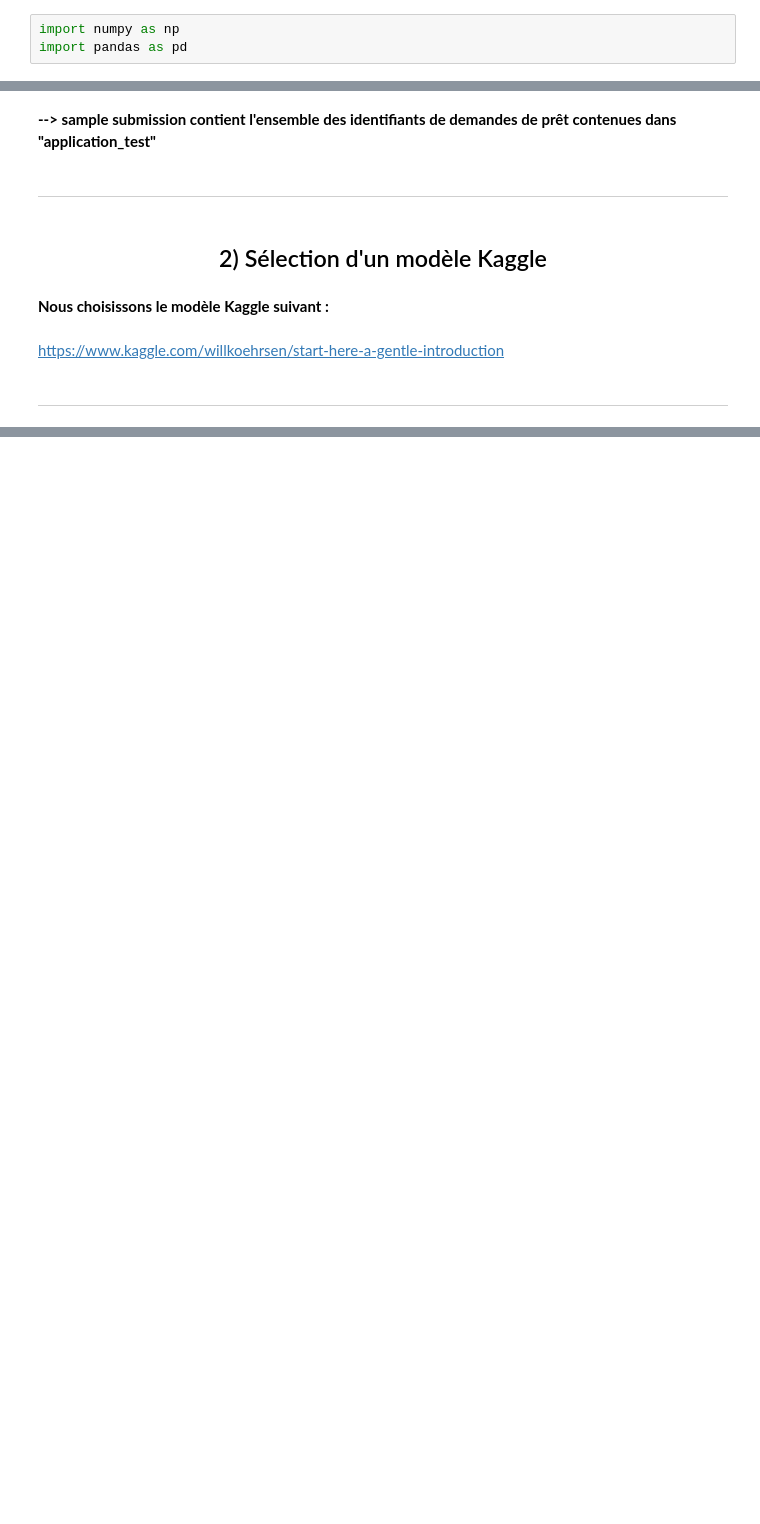
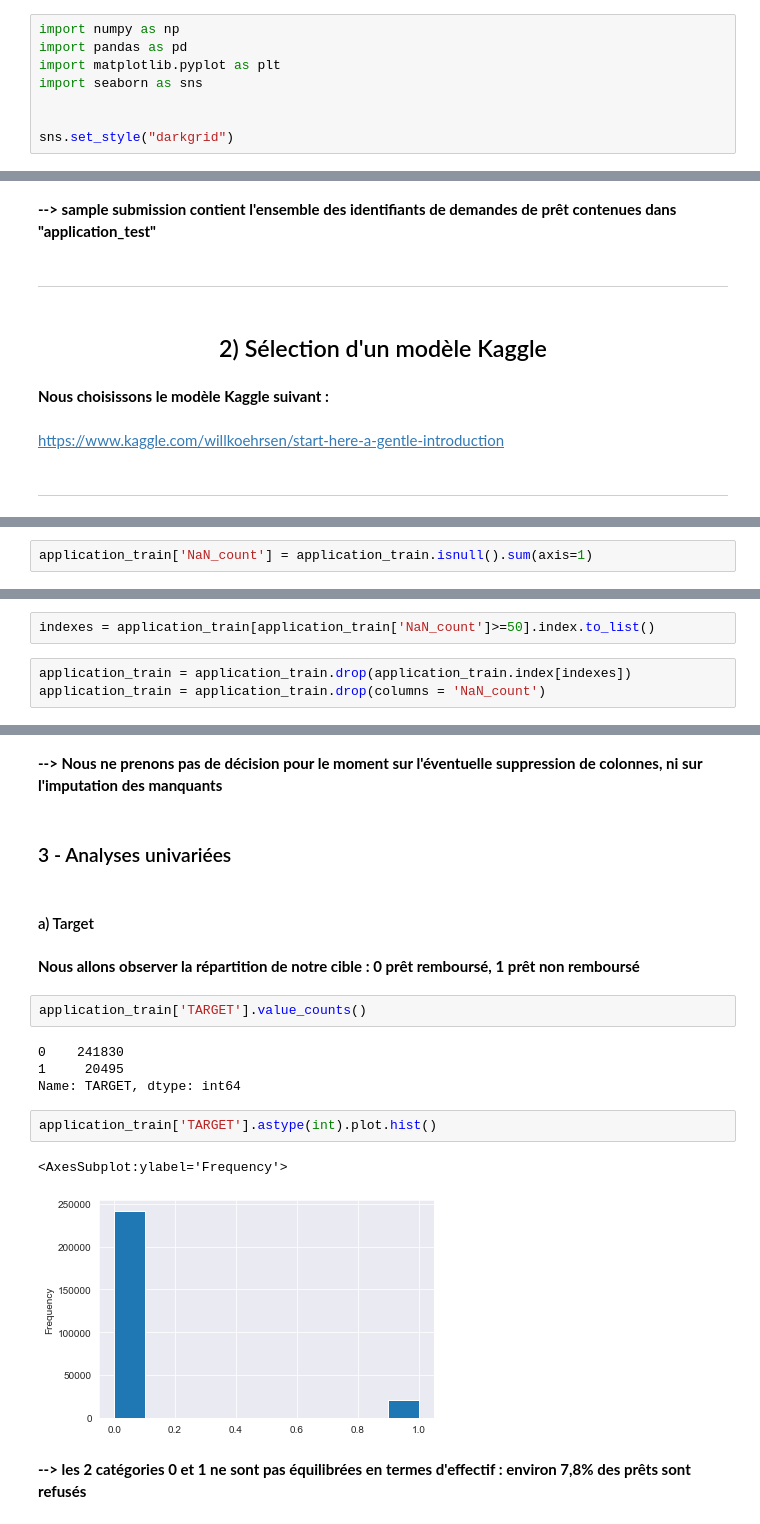
Before and after one commit to martinletouvet/oc_projet7, a Jupyter notebook: P7_Notebook.ipynb, the cells around one changed output, grey strips where cells are left out. Saved outputs shown, nothing was run; the diff lists cells and outputs as text; blank space fills up the shorter version.

```diff
--- a/P7_Notebook.ipynb
+++ b/P7_Notebook.ipynb
@@ -1,3 +1,8 @@
 # %%
 import numpy as np
 import pandas as pd
+import matplotlib.pyplot as plt
+import seaborn as sns
+
+
+sns.set_style("darkgrid")
@@ -397,0 +439,2 @@ There are 67 columns that have missing values.
+# %%
+application_train['NaN_count'] = application_train.isnull().sum(axis=1)
@@ -397,0 +447,5 @@ There are 67 columns that have missing values.
+# %%
+indexes = application_train[application_train['NaN_count']>=50].index.to_list()
+# %%
+application_train = application_train.drop(application_train.index[indexes])
+application_train = application_train.drop(columns = 'NaN_count')
@@ -397,0 +502,21 @@ There are 67 columns that have missing values.
+# %% [markdown]
+**--> Nous ne prenons pas de décision pour le moment sur l'éventuelle suppression de colonnes, ni sur l'imputation des manquants**
+# %% [markdown]
+### 3 - Analyses univariées
+# %% [markdown]
+#### a) Target
+# %% [markdown]
+**Nous allons observer la répartition de notre cible : 0 prêt remboursé, 1 prêt non remboursé**
+# %%
+application_train['TARGET'].value_counts()
+# %% [output]
+0    241830
+1     20495
+Name: TARGET, dtype: int64
+# %%
+application_train['TARGET'].astype(int).plot.hist()
+# %% [output]
+<AxesSubplot:ylabel='Frequency'>
+[figure, added]
+# %% [markdown]
+**--> les 2 catégories 0 et 1 ne sont pas équilibrées en termes d'effectif : environ 7,8% des prêts sont refusés**
```
Also changed, not shown: parts of 127 cells of this notebook.
